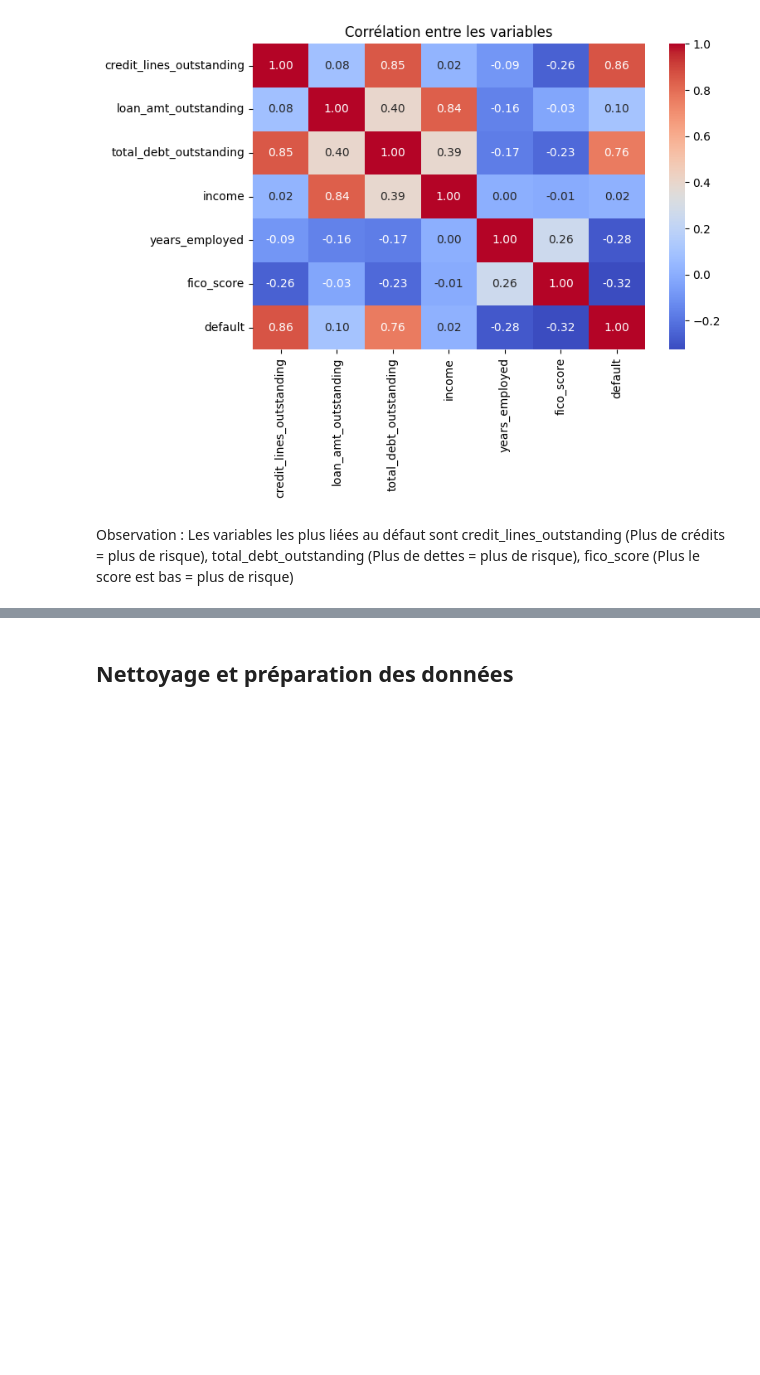
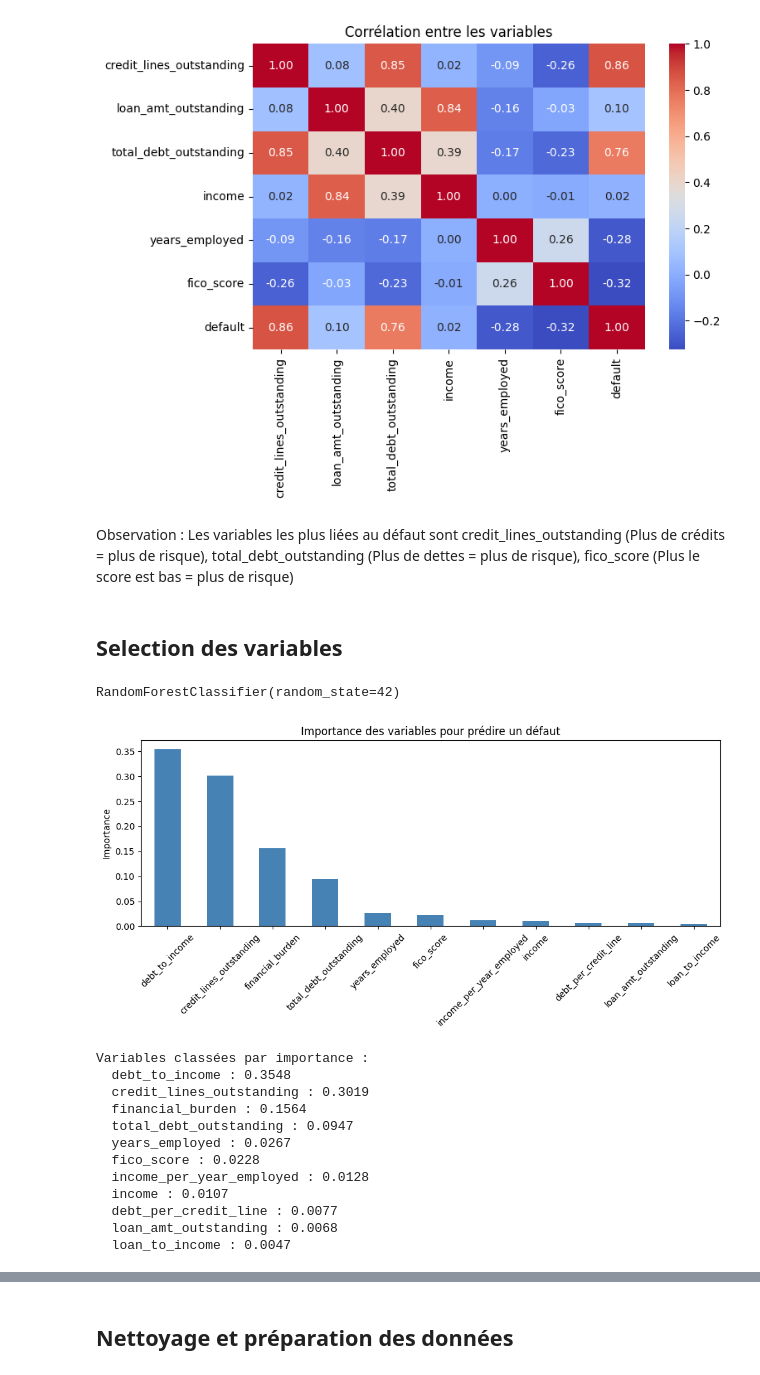
Before and after one commit to fadimatou-dev/MLOPS_RETAIL_BANK, a Jupyter notebook: data/Projet_MLOps_Pauline.ipynb, the cells around one changed output, grey strips where cells are left out. Cells and saved outputs as stored; diff of their text form; code cells hidden in the pictures; blank space fills up the shorter version.

```diff
--- a/data/Projet_MLOps_Pauline.ipynb
+++ b/data/Projet_MLOps_Pauline.ipynb
@@ -57,0 +107,10 @@ Statistiques générales :
+# %%
+from scipy import stats
+import numpy as np
+
+print("=== Détection d'anomalies par Z-Score ===\n")
+
+for col in X.columns:
+    z_scores = np.abs(stats.zscore(X[col]))
+    anomalies = (z_scores > 3).sum()
+    print(f"{col} : {anomalies} anomalies détectées (Z-Score > 3)")
@@ -107,3 +232,5 @@ plt.show()
 [figure]
 # %% [markdown]
 Observation : Les variables les plus liées au défaut sont credit_lines_outstanding (Plus de crédits = plus de risque), total_debt_outstanding (Plus de dettes = plus de risque), fico_score (Plus le score est bas = plus de risque)
+# %% [markdown]
+## **Selection des variables**
@@ -109,0 +240,39 @@ Observation : Les variables les plus liées au défaut sont credit_lines_outstan
+# %%
+# Sélection des variables avec Random Forest
+X_new = df_clean.drop('default', axis=1)
+y = df_clean['default']
+
+rf = RandomForestClassifier(n_estimators=100, random_state=42)
+rf.fit(X_new, y)
+# %% [output]
+RandomForestClassifier(random_state=42)
+# %%
+# Afficher l'importance des variables
+importances = pd.Series(rf.feature_importances_, index=X_new.columns)
+importances = importances.sort_values(ascending=False)
+
+plt.figure(figsize=(10, 5))
+importances.plot(kind='bar', color='steelblue')
+plt.title("Importance des variables pour prédire un défaut")
+plt.ylabel("Importance")
+plt.xticks(rotation=45)
+plt.tight_layout()
+plt.show()
+
+print("\nVariables classées par importance :")
+for col, val in importances.items():
+    print(f"  {col} : {val:.4f}")
+# %% [output]
+[figure, added]
+Variables classées par importance :
+  debt_to_income : 0.3548
+  credit_lines_outstanding : 0.3019
+  financial_burden : 0.1564
+  total_debt_outstanding : 0.0947
+  years_employed : 0.0267
+  fico_score : 0.0228
+  income_per_year_employed : 0.0128
+  income : 0.0107
+  debt_per_credit_line : 0.0077
+  loan_amt_outstanding : 0.0068
+  loan_to_income : 0.0047
```
Also changed, not shown: parts of 10 cells of this notebook, 1 other file.
